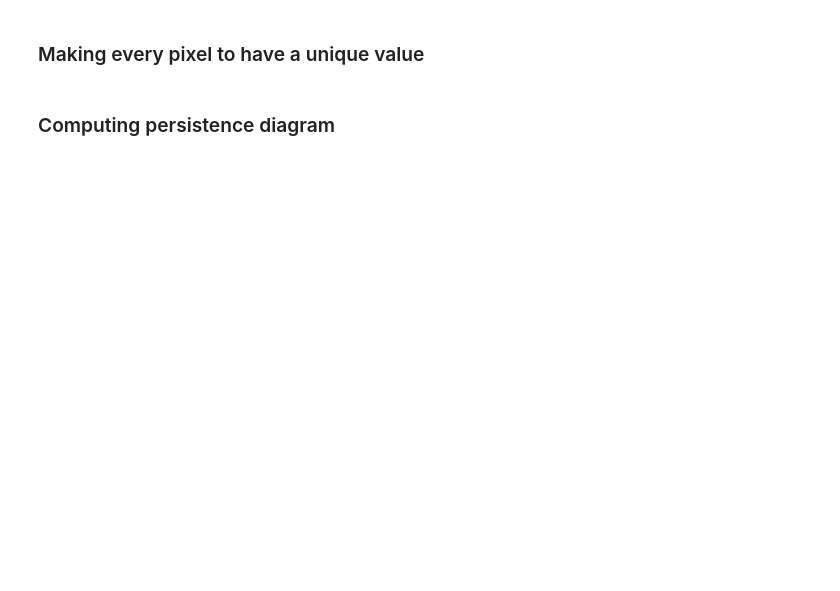
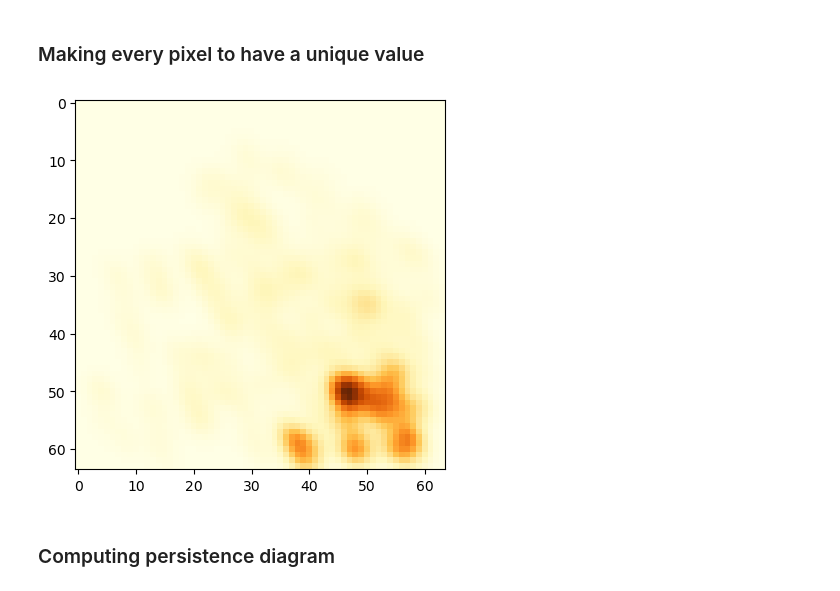
Before and after one commit to urban-toolkit/utk, a Jupyter notebook: src/pythonComponents/dataLoading/Topology.ipynb, the cells around one changed output. Cells and saved outputs as stored; diff of their text form; code cells hidden in the pictures; blank space fills up the shorter version.

```diff
--- a/src/pythonComponents/dataLoading/Topology.ipynb
+++ b/src/pythonComponents/dataLoading/Topology.ipynb
@@ -132,20 +136,17 @@ plt.show()
 # %% [markdown]
 ### Making every pixel to have a unique value
 # %%
-# # reshape_sampled_values += 0.01 * np.random.randn(*reshape_sampled_values.shape)
-
-# # print(reshape_sampled_values)
 # rand = np.random.randn(*reshape_sampled_values.shape)
 # randNorm = ((rand - rand.min())/(rand.max() - rand.min()))*max(reshape_sampled_values.flatten().tolist())
-# # print(randNorm)
-# # print(randNorm.max(), randNorm.min())
-# # print(reshape_sampled_values.max(), reshape_sampled_values.min())
+# noisy_result = reshape_sampled_values + (0.1 * randNorm)
 
-# noisy_result = reshape_sampled_values + (0.01 * randNorm)
+noisy_result = reshape_sampled_values + (0.01 * np.random.randn(*reshape_sampled_values.shape))
 
-# fig, ax = plt.subplots()
-# ax.imshow(np.rot90(noisy_result), cmap=plt.cm.YlOrBr)
-# plt.show()
+fig, ax = plt.subplots()
+ax.imshow(noisy_result, cmap=plt.cm.YlOrBr)
+plt.show()
+# %% [output]
+[figure, added]
 # %% [markdown]
 ### Computing persistence diagram
 # %%
```
Also changed, not shown: parts of 8 cells of this notebook, 18 other files.
